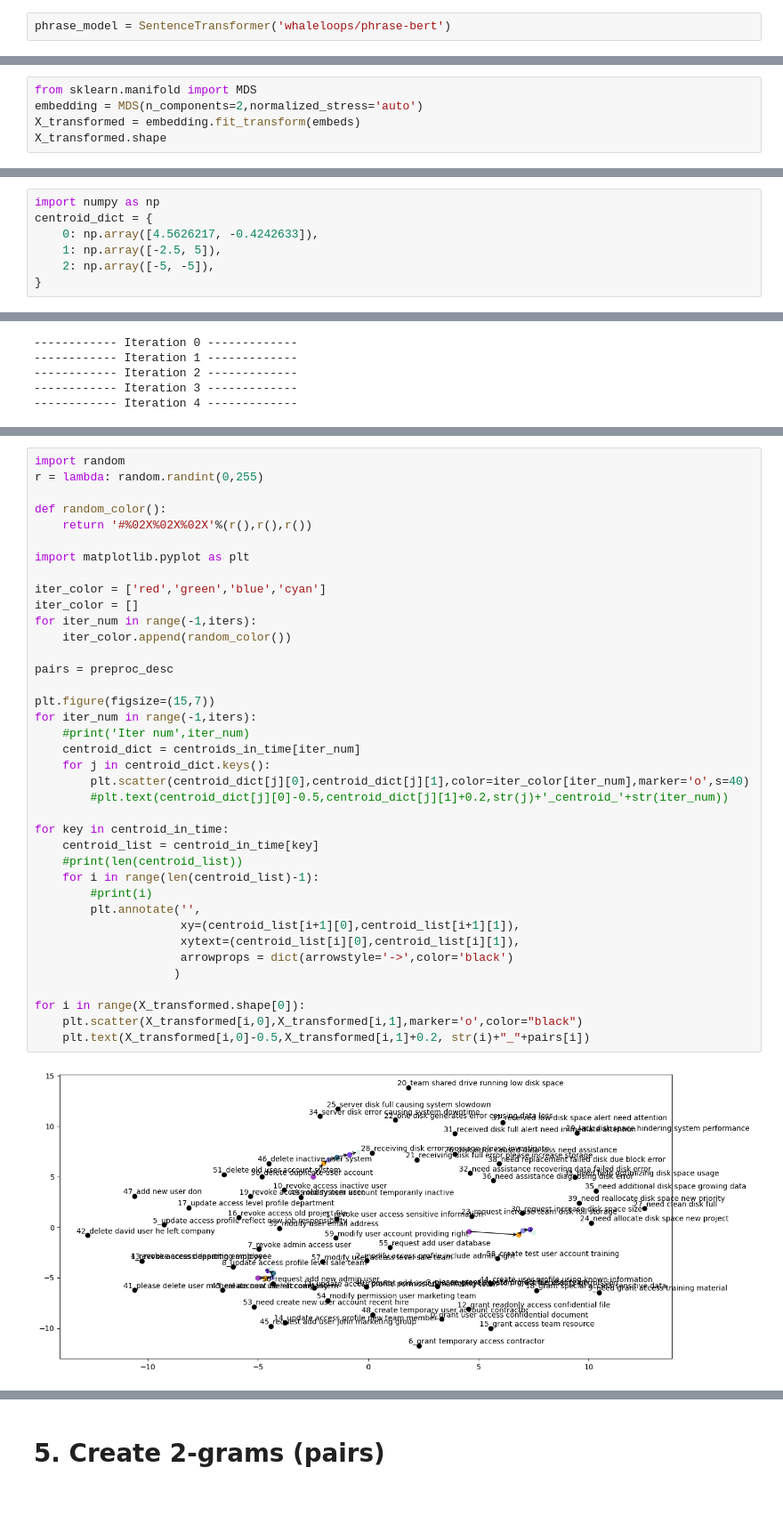
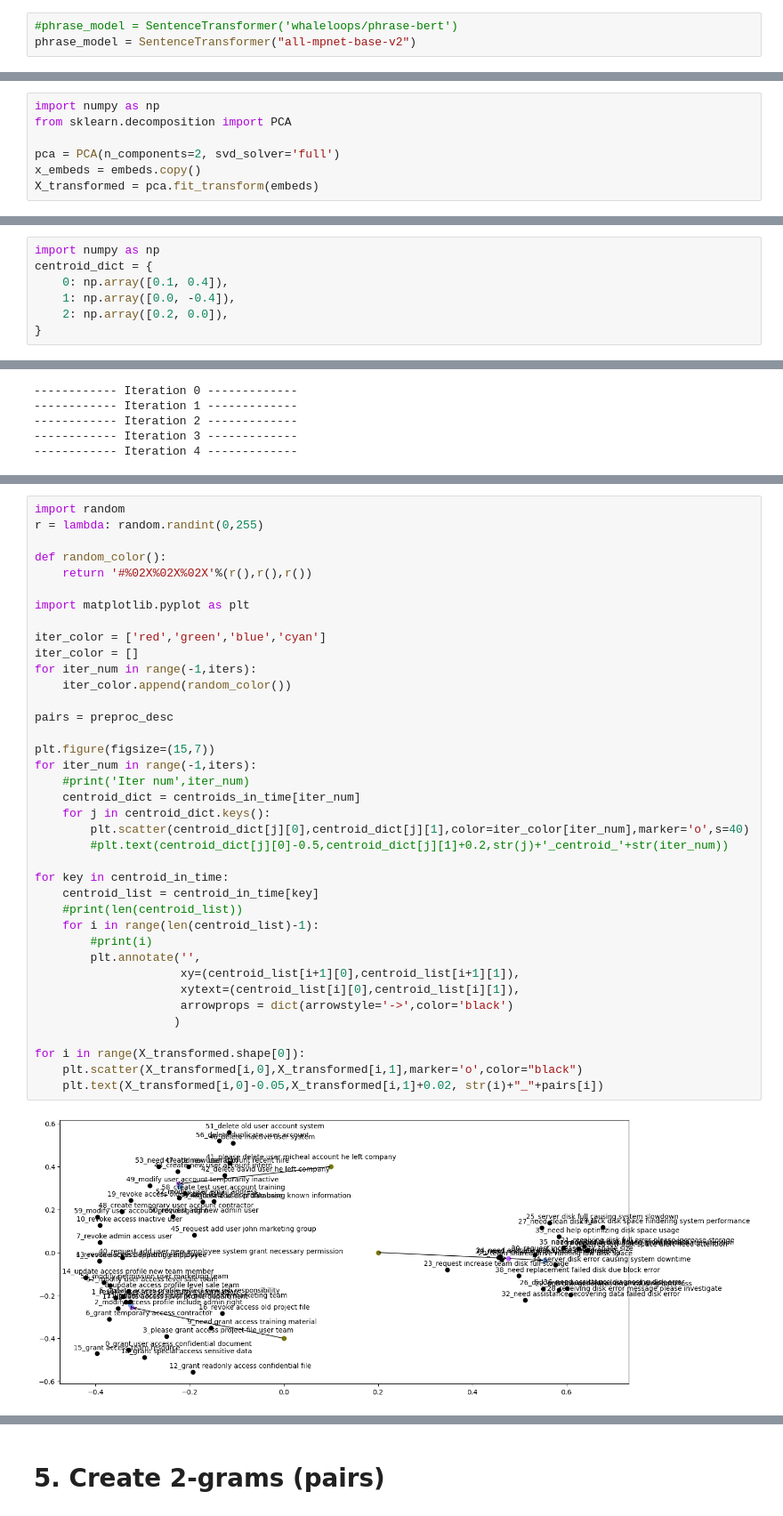
Before and after one commit to enoten/support_ticket_analysis, a Jupyter notebook: support_tickets_problem.ipynb, the cells around one changed output, grey strips where cells are left out. Shown at 89% size. Drawn from its saved outputs; the diff is of its cells as text.

```diff
--- a/support_tickets_problem.ipynb
+++ b/support_tickets_problem.ipynb
@@ -256,7 +256,8 @@ warnings.filterwarnings("ignore")
 # %% [markdown]
 <b>3.1 Create embeddings for preprocessed description</b>
 # %%
-phrase_model = SentenceTransformer('whaleloops/phrase-bert')
+#phrase_model = SentenceTransformer('whaleloops/phrase-bert')
+phrase_model = SentenceTransformer("all-mpnet-base-v2")
 # %%
 #conver df column to list
 preproc_desc = tickets_df['preproc_description'].to_list()
@@ -269,7 +270,9 @@ embeds.shape
 # %% [markdown]
 <b>3.2 Do dim reduction for embeddings</b>
 # %%
-from sklearn.manifold import MDS
-embedding = MDS(n_components=2,normalized_stress='auto')
-X_transformed = embedding.fit_transform(embeds)
-X_transformed.shape
+import numpy as np
+from sklearn.decomposition import PCA
+
+pca = PCA(n_components=2, svd_solver='full')
+x_embeds = embeds.copy()
+X_transformed = pca.fit_transform(embeds)
@@ -294,9 +295,9 @@ for ind in range(X_transformed.shape[0]):
 # %%
 import numpy as np
 centroid_dict = {
-    0: np.array([4.5626217, -0.4242633]),
-    1: np.array([-2.5, 5]),
-    2: np.array([-5, -5]),
+    0: np.array([0.1, 0.4]),
+    1: np.array([0.0, -0.4]),
+    2: np.array([0.2, 0.0]),
 }
 # %%
 import matplotlib.pyplot as plt
@@ -436,35 +437,35 @@ import matplotlib.pyplot as plt
 
 iter_color = ['red','green','blue','cyan']
 iter_color = []
 for iter_num in range(-1,iters):
     iter_color.append(random_color())
 
 pairs = preproc_desc
 
 plt.figure(figsize=(15,7))
 for iter_num in range(-1,iters):
     #print('Iter num',iter_num)
     centroid_dict = centroids_in_time[iter_num]
     for j in centroid_dict.keys():
         plt.scatter(centroid_dict[j][0],centroid_dict[j][1],color=iter_color[iter_num],marker='o',s=40)
         #plt.text(centroid_dict[j][0]-0.5,centroid_dict[j][1]+0.2,str(j)+'_centroid_'+str(iter_num))
 
 for key in centroid_in_time:
     centroid_list = centroid_in_time[key]
     #print(len(centroid_list))
     for i in range(len(centroid_list)-1):
         #print(i)
         plt.annotate('',
                      xy=(centroid_list[i+1][0],centroid_list[i+1][1]),
                      xytext=(centroid_list[i][0],centroid_list[i][1]),
                      arrowprops = dict(arrowstyle='->',color='black')
                     )
 
 for i in range(X_transformed.shape[0]):
     plt.scatter(X_transformed[i,0],X_transformed[i,1],marker='o',color="black")
-    plt.text(X_transformed[i,0]-0.5,X_transformed[i,1]+0.2, str(i)+"_"+pairs[i])
+    plt.text(X_transformed[i,0]-0.05,X_transformed[i,1]+0.02, str(i)+"_"+pairs[i])
 # %% [output]
-[figure, old version]
+[figure, new version]
 # %%
 plt.figure(figsize=(13,7))
 
```
Also changed, not shown: parts of 31 cells of this notebook.
